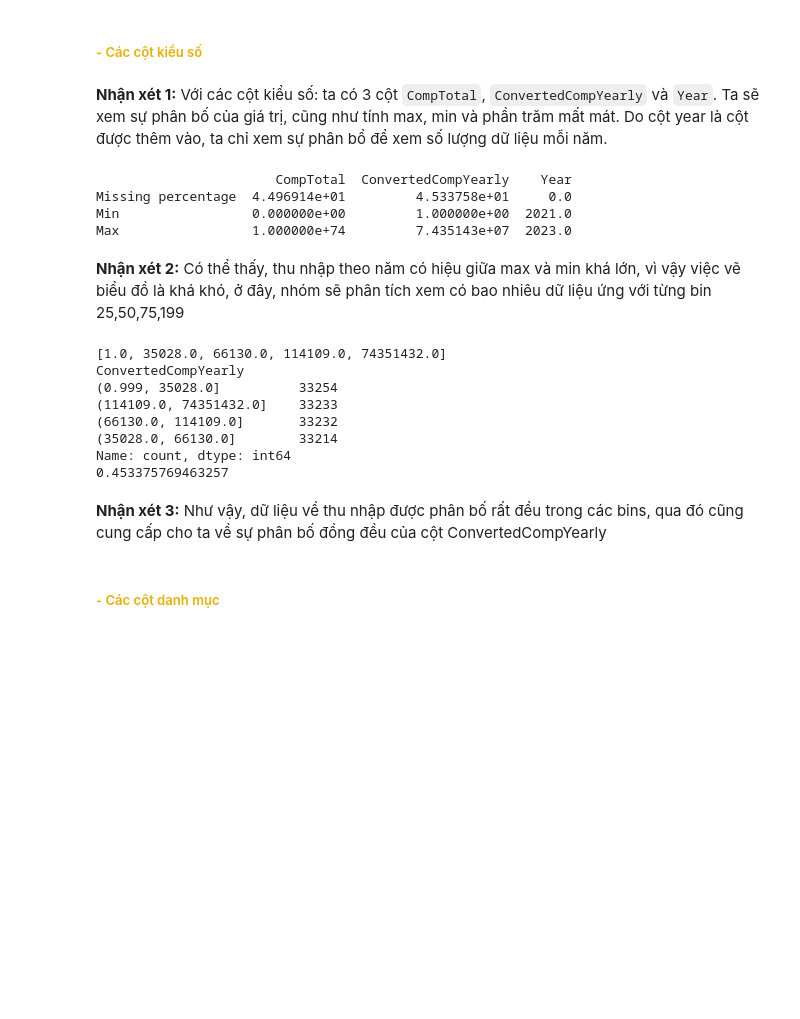
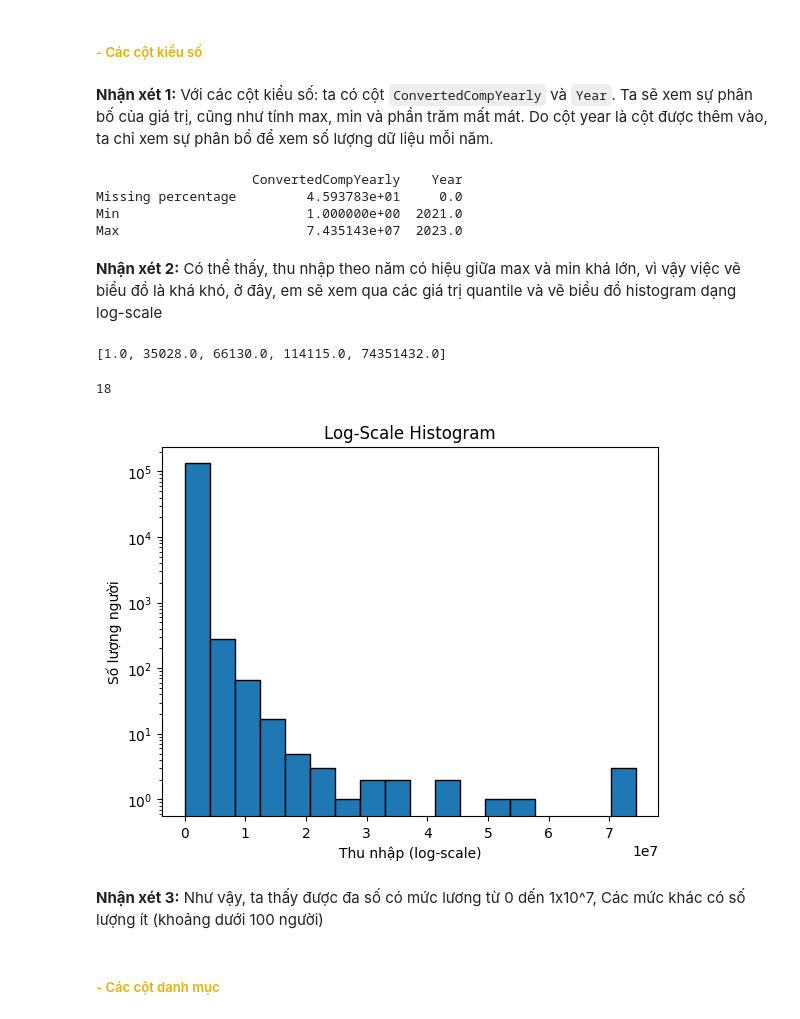
Before and after one commit to BoonRealCuaaaaa/P4DS-final, a Jupyter notebook: 02_Exploring-and-Preprocessing.ipynb, the cells around one changed output. Saved outputs shown, nothing was run; the diff lists cells and outputs as text; code cells hidden in the pictures; blank space fills up the shorter version.

```diff
--- a/02_Exploring-and-Preprocessing.ipynb
+++ b/02_Exploring-and-Preprocessing.ipynb
@@ -91,13 +113,7 @@ df_2021['Year'] = 2021
 df_2022['Year'] = 2022
 df_2023['Year'] = 2023
 
+df_2021['RemoteWork']='Unknow'
 
-common_columns_21_22 = df_2021.columns.intersection(df_2022.columns)
-common_columns_all = common_columns_21_22.intersection(df_2023.columns)
 
-df_2021=df_2021[common_columns_all]
-df_2022=df_2022[common_columns_all]
-df_2023=df_2023[common_columns_all]
-
-df_new = pd.concat([df_2021, df_2022, df_2023], ignore_index=True)
-df_new=df_new.drop(columns="ResponseId")
+df_new = pd.concat([df_2021[list(common_columns_all)+['Year','RemoteWork']], df_2022[list(common_columns_all)+['Year','RemoteWork']], df_2023[list(common_columns_all)+['Year','RemoteWork']]], ignore_index=True)
@@ -144,3 +142,0 @@ Trả lời: Dữ liệu bị trùng 2701 dòng
-# %%
-df_new=df_new.drop_duplicates()
-df_new.duplicated().sum()
@@ -441,3 +427,5 @@ dtype: bool
+# %%
+df_new=df_new.drop(['ResponseId','CompTotal'],axis=1)
 # %% [markdown]
 <a id="16"></a>
 
@@ -445,9 +433,9 @@ dtype: bool
 # %% [markdown]
 <h5><font color = #E7B10A>- Các cột kiểu số </font></h5>
 # %% [markdown]
-<b>Nhận xét 1:</b> Với các cột kiểu số: ta có 3 cột `CompTotal`, `ConvertedCompYearly` và `Year`. Ta sẽ xem sự phân bố của giá trị, cũng như tính max, min và phần trăm mất mát. Do cột year là cột được thêm vào, ta chỉ xem sự phân bổ để xem số lượng dữ liệu mỗi năm.
+<b>Nhận xét 1:</b> Với các cột kiểu số: ta có  cột `ConvertedCompYearly` và `Year`. Ta sẽ xem sự phân bố của giá trị, cũng như tính max, min và phần trăm mất mát. Do cột year là cột được thêm vào, ta chỉ xem sự phân bổ để xem số lượng dữ liệu mỗi năm.
 # %%
-num_cols = ["CompTotal", "ConvertedCompYearly", "Year"]
+num_cols = [ "ConvertedCompYearly", "Year"]
 
 missing_percentages = np.sum(df_new[num_cols].isna(), axis=0) / df_new.shape[0] * 100
 mins = df_new[num_cols].quantile(0, numeric_only=False)
@@ -459,36 +447,37 @@ maxs = maxs.astype(float)
 # Create DataFrame
 info = pd.DataFrame({"Missing percentage": missing_percentages, "Min": mins, "Max": maxs})
 
+
 info = info.transpose()
+
 print(info)
 # %% [output]
-                       CompTotal  ConvertedCompYearly    Year
-Missing percentage  4.496914e+01         4.533758e+01     0.0
-Min                 0.000000e+00         1.000000e+00  2021.0
-Max                 1.000000e+74         7.435143e+07  2023.0
+                    ConvertedCompYearly    Year
+Missing percentage         4.593783e+01     0.0
+Min                        1.000000e+00  2021.0
+Max                        7.435143e+07  2023.0
 # %% [markdown]
-<p><b>Nhận xét 2:</b> Có thể thấy, thu nhập theo năm có hiệu giữa max và min khá lớn, vì vậy việc vẽ biểu đồ là khá khó, ở đây, nhóm sẽ phân tích xem có bao nhiêu dữ liệu ứng với từng bin 25,50,75,199</p>
+<p><b>Nhận xét 2:</b> Có thể thấy, thu nhập theo năm có hiệu giữa max và min khá lớn, vì vậy việc vẽ biểu đồ là khá khó, ở đây, em sẽ xem qua các giá trị quantile và vẽ biểu đồ histogram dạng log-scale</p>
 # %%
-bins = [df_new["ConvertedCompYearly"].quantile(0), df_new["ConvertedCompYearly"].quantile(0.25),df_new["ConvertedCompYearly"].quantile(0.5),df_new["ConvertedCompYearly"].quantile(0.75), df_new["ConvertedCompYearly"].quantile(1)]
-print(bins)
-# Sử dụng pd.cut để tạo các bin
-binned_data = pd.cut(df_new['ConvertedCompYearly'], bins=bins, include_lowest=True)
-
-# Đếm số lượng giá trị trong mỗi bin
-bin_counts = binned_data.value_counts()
-print(bin_counts)
-print(df_new["ConvertedCompYearly"].isna().sum()/df_new["ConvertedCompYearly"].shape[0])
+quantile_value = [df_new["ConvertedCompYearly"].quantile(0), df_new["ConvertedCompYearly"].quantile(0.25),df_new["ConvertedCompYearly"].quantile(0.5),df_new["ConvertedCompYearly"].quantile(0.75), df_new["ConvertedCompYearly"].quantile(1)]
+quantile_value
 # %% [output]
-[1.0, 35028.0, 66130.0, 114109.0, 74351432.0]
-ConvertedCompYearly
-(0.999, 35028.0]          33254
-(114109.0, 74351432.0]    33233
-(66130.0, 114109.0]       33232
-(35028.0, 66130.0]        33214
-Name: count, dtype: int64
-0.453375769463257
+[1.0, 35028.0, 66130.0, 114115.0, 74351432.0]
-# %% [markdown]
-<p><b>Nhận xét 3:</b> Như vậy, dữ liệu về thu nhập được phân bố rất đều trong các bins, qua đó cũng cung cấp cho ta về sự phân bố đồng đều của cột ConvertedCompYearly</p>
+# %%
+bin_size=int(1+np.log2(df_new.shape[0]))
+print(bin_size)
+hist=plt.hist(df_new["ConvertedCompYearly"], bins=bin_size, edgecolor='black', log=True)
+
+
+
+plt.title('Log-Scale Histogram')
+plt.xlabel('Thu nhập (log-scale)')
+plt.ylabel('Số lượng người');
+# %% [output]
+18
+[figure, added]
+# %% [markdown]
+<p><b>Nhận xét 3:</b> Như vậy, ta thấy được đa số có mức lương từ 0 dến 1x10^7, Các mức khác có số lượng ít (khoảng dưới 100 người)</p>
 # %% [markdown]
 <h5><font color = #E7B10A>- Các cột danh mục </font></h5>
 # %% [markdown]
```
Also changed, not shown: parts of 24 cells of this notebook, 2 other files.
